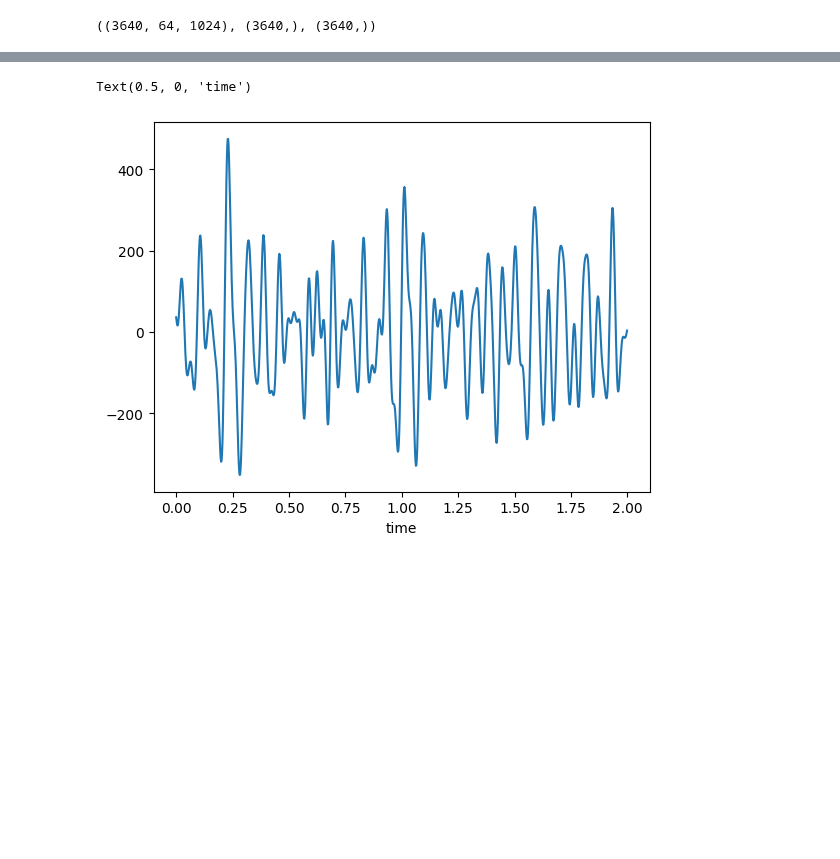
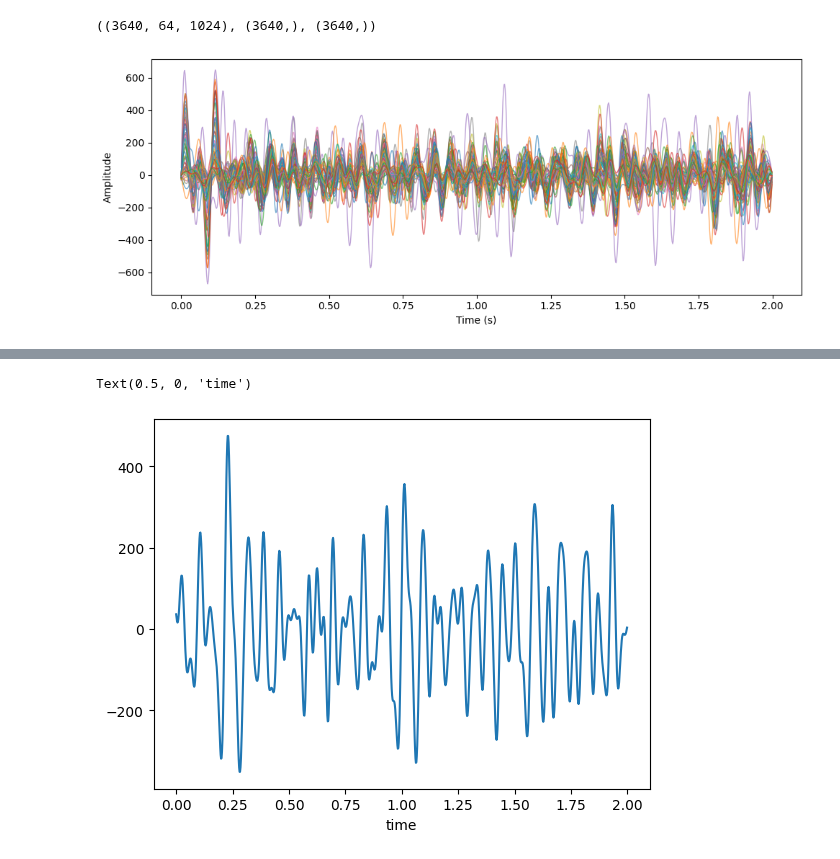
Before and after one commit to annzb/eeg-mi-decoders, a Jupyter notebook: data/ds1.ipynb, the cells around one changed output, grey strips where cells are left out. Drawn from its saved outputs; the diff is of its cells as text; code cells hidden in the pictures; blank space fills up the shorter version.

```diff
--- a/data/ds1.ipynb
+++ b/data/ds1.ipynb
@@ -216,29 +379,33 @@ X.shape, Y.shape, groups.shape
 # %%
 def plot_sample(sample, fs=512, alpha=0.6, linewidth=1.0, title=None):
     """
     Plot all channels of one EEG sample on the same axes.
 
     sample : np.ndarray
         Shape (n_channels, n_samples)
     fs : int
         Sampling rate (Hz)
     """
     import numpy as np
     import matplotlib.pyplot as plt
 
     if sample.ndim != 2:
         raise ValueError(f"Expected shape (channels, samples), got {sample.shape}")
 
     n_channels, n_samples = sample.shape
     t = np.arange(n_samples) / fs
 
     plt.figure(figsize=(10, 4))
     for ch in range(n_channels):
         plt.plot(t, sample[ch], alpha=alpha, linewidth=linewidth)
 
     plt.xlabel("Time (s)")
     plt.ylabel("Amplitude")
     if title is not None:
         plt.title(title)
     plt.tight_layout()
     plt.show()
+
+plot_sample(X[0])
+# %% [output]
+[figure, added]
```
Also changed, not shown: parts of 10 cells of this notebook, 1 other file.
